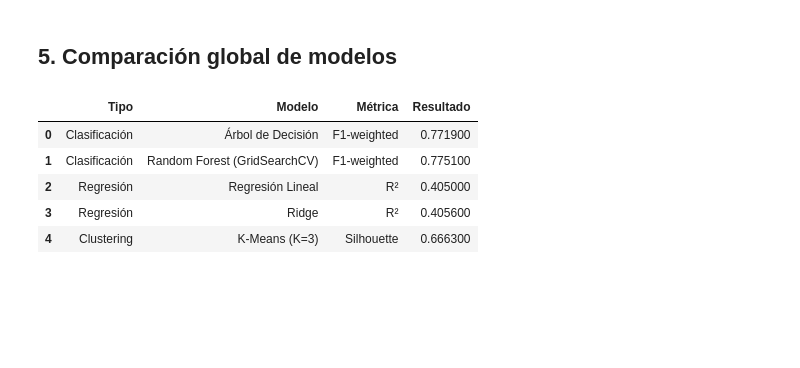
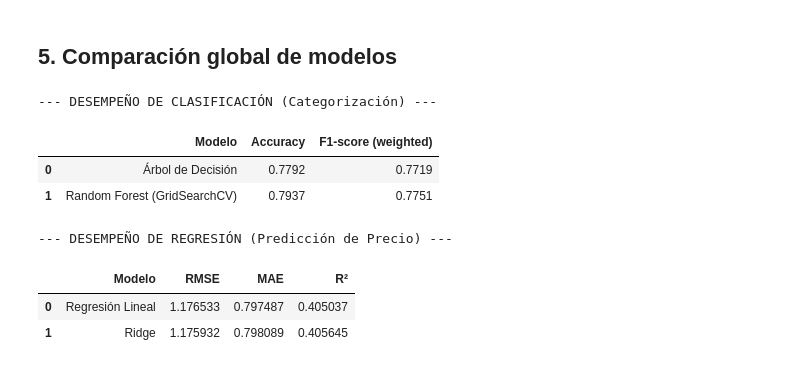
Before and after one commit to francisconimarvin/DataScienceProject, a Jupyter notebook: Evaluación_1.ipynb, the cells around one changed output. Cells and saved outputs as stored; diff of their text form; code cells hidden in the pictures; blank space fills up the shorter version.

```diff
--- a/Evaluación_1.ipynb
+++ b/Evaluación_1.ipynb
@@ -1025,25 +1014,30 @@ Premium / alta gama  (n=288)
   Reseñas prom.:    118
 # %% [markdown]
 ## 5. Comparación global de modelos
-# %%
-# Tabla comparativa final automática
-resumen_global = pd.DataFrame([
-    {'Tipo': 'Clasificación', 'Modelo': 'Árbol de Decisión',
-     'Métrica': 'F1-weighted', 'Resultado': round(f1_dt, 4)},
-    {'Tipo': 'Clasificación', 'Modelo': 'Random Forest (GridSearchCV)',
-     'Métrica': 'F1-weighted', 'Resultado': round(f1_rf, 4)},
-    {'Tipo': 'Regresión',     'Modelo': 'Regresión Lineal',
-     'Métrica': 'R²',          'Resultado': round(r2_lr, 4)},
-    {'Tipo': 'Regresión',     'Modelo': 'Ridge',
-     'Métrica': 'R²',          'Resultado': round(r2_ridge, 4)},
-    {'Tipo': 'Clustering',    'Modelo': f'K-Means (K={K_OPTIMO})',
-     'Métrica': 'Silhouette',  'Resultado': round(sil_final, 4)},
-])
-display(resumen_global.style.highlight_max(subset=['Resultado'], color='purple'))
-# %% [output]
-|  | Tipo | Modelo | Métrica | Resultado |
-| 0 | Clasificación | Árbol de Decisión | F1-weighted | 0.771900 |
-| 1 | Clasificación | Random Forest (GridSearchCV) | F1-weighted | 0.775100 |
-| 2 | Regresión | Regresión Lineal | R² | 0.405000 |
-| 3 | Regresión | Ridge | R² | 0.405600 |
-| 4 | Clustering | K-Means (K=3) | Silhouette | 0.666300 |
+# %%
+resultados_clf = pd.DataFrame({
+    'Modelo':   ['Árbol de Decisión', 'Random Forest (GridSearchCV)'],
+    'Accuracy': [round(acc_dt, 4),   round(acc_rf, 4)],
+    'F1-score (weighted)': [round(f1_dt, 4),    round(f1_rf, 4)]
+})
+
+resultados_reg = pd.DataFrame({
+    'Modelo': ['Regresión Lineal', 'Ridge'],
+    'RMSE': [rmse_lr, rmse_ridge],
+    'MAE': [mae_lr, mae_ridge],
+    'R²': [r2_lr, r2_ridge]
+})
+
+print("--- DESEMPEÑO DE CLASIFICACIÓN (Categorización) ---")
+display(resultados_clf)
+print("\n--- DESEMPEÑO DE REGRESIÓN (Predicción de Precio) ---")
+display(resultados_reg)
+# %% [output]
+--- DESEMPEÑO DE CLASIFICACIÓN (Categorización) ---
+|  | Modelo | Accuracy | F1-score (weighted) |
+| 0 | Árbol de Decisión | 0.7792 | 0.7719 |
+| 1 | Random Forest (GridSearchCV) | 0.7937 | 0.7751 |
+--- DESEMPEÑO DE REGRESIÓN (Predicción de Precio) ---
+|  | Modelo | RMSE | MAE | R² |
+| 0 | Regresión Lineal | 1.176533 | 0.797487 | 0.405037 |
+| 1 | Ridge | 1.175932 | 0.798089 | 0.405645 |
```
Also changed, not shown: parts of 20 cells of this notebook.
